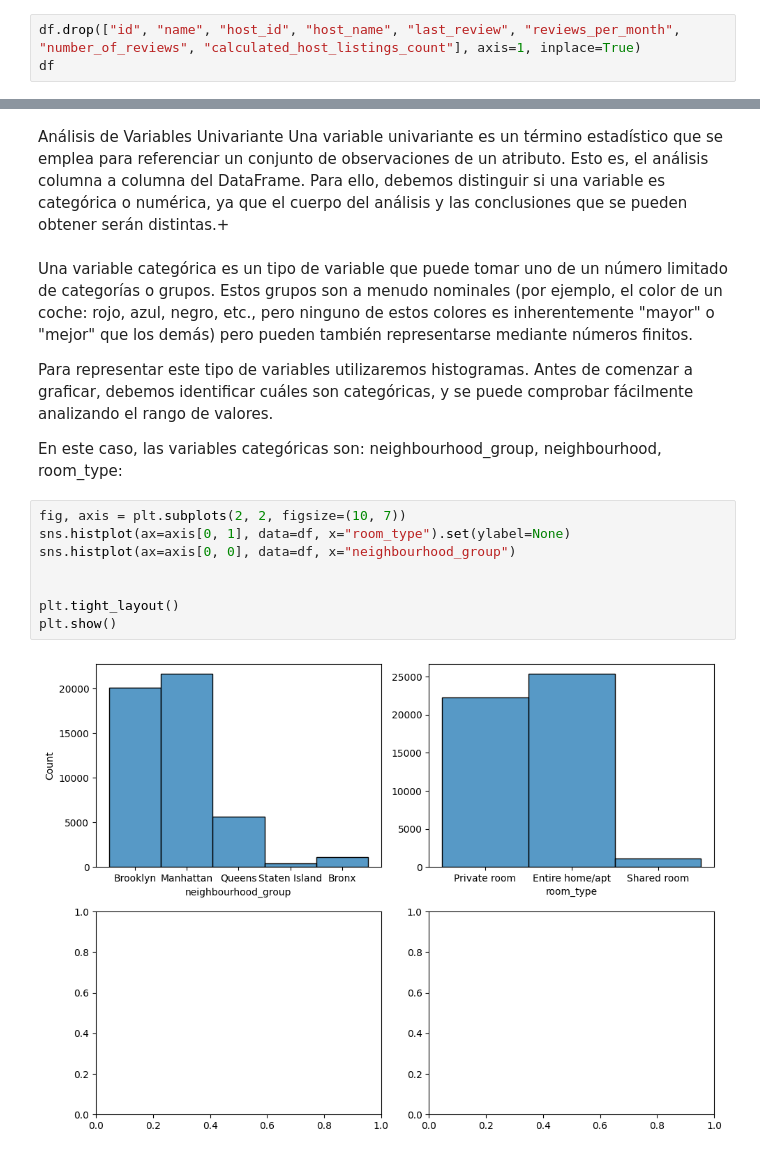
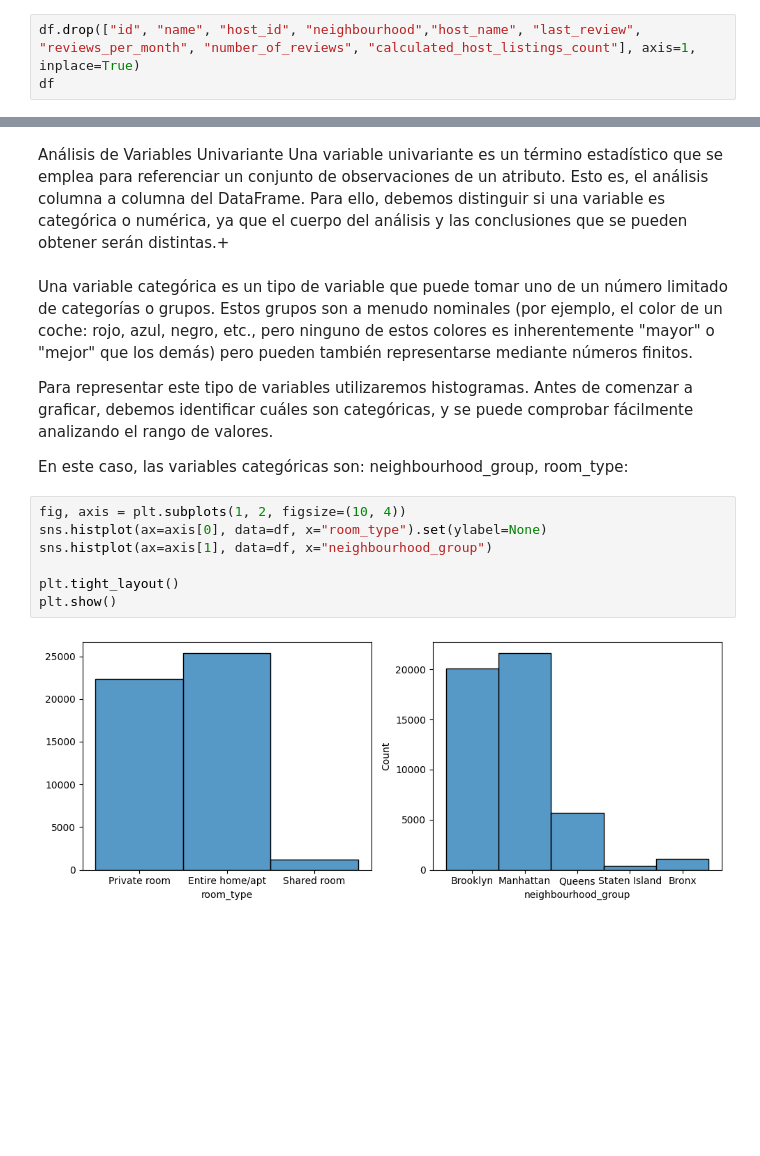
Before and after one commit to Betaniammc/streamlit, a Jupyter notebook: src/00-eda-airbnb-ny.ipynb, the cells around one changed output, grey strips where cells are left out. Cells and saved outputs as stored; diff of their text form; blank space fills up the shorter version.

```diff
--- a/src/00-eda-airbnb-ny.ipynb
+++ b/src/00-eda-airbnb-ny.ipynb
@@ -164,4 +165,4 @@ id, name, host_id, host_name, last_review	reviews_per_month, calculated_host_lis
 # %%
-df.drop(["id", "name", "host_id", "host_name", "last_review", "reviews_per_month", "number_of_reviews", "calculated_host_listings_count"], axis=1, inplace=True)
+df.drop(["id", "name", "host_id", "neighbourhood","host_name", "last_review", "reviews_per_month", "number_of_reviews", "calculated_host_listings_count"], axis=1, inplace=True)
 df
 # %% [output]
@@ -188,17 +189,16 @@ Una variable categórica es un tipo de variable que puede tomar uno de un númer
 
 Para representar este tipo de variables utilizaremos histogramas. Antes de comenzar a graficar, debemos identificar cuáles son categóricas, y se puede comprobar fácilmente analizando el rango de valores.
 
-En este caso, las variables categóricas son: neighbourhood_group, neighbourhood, room_type:
+En este caso, las variables categóricas son: neighbourhood_group, room_type:
 # %%
-fig, axis = plt.subplots(2, 2, figsize=(10, 7))
-sns.histplot(ax=axis[0, 1], data=df, x="room_type").set(ylabel=None)
-sns.histplot(ax=axis[0, 0], data=df, x="neighbourhood_group")
-
+fig, axis = plt.subplots(1, 2, figsize=(10, 4))
+sns.histplot(ax=axis[0], data=df, x="room_type").set(ylabel=None)
+sns.histplot(ax=axis[1], data=df, x="neighbourhood_group")
 
 plt.tight_layout()
 plt.show()
 # %% [output]
-[figure, old version]
+[figure, new version]
 # %% [markdown]
 Observaciones
 Un histograma es una representación gráfica de la distribución de un conjunto de datos. Se utiliza además para comprender la frecuencia de los datos. Al observar un histograma, podemos entender si los datos están sesgados hacia un extremo, si son simétricos, si tienen muchos valores atípicos, etcétera. Con la representación de cada variable podemos determinar que:
```
Also changed, not shown: parts of 33 cells of this notebook.
